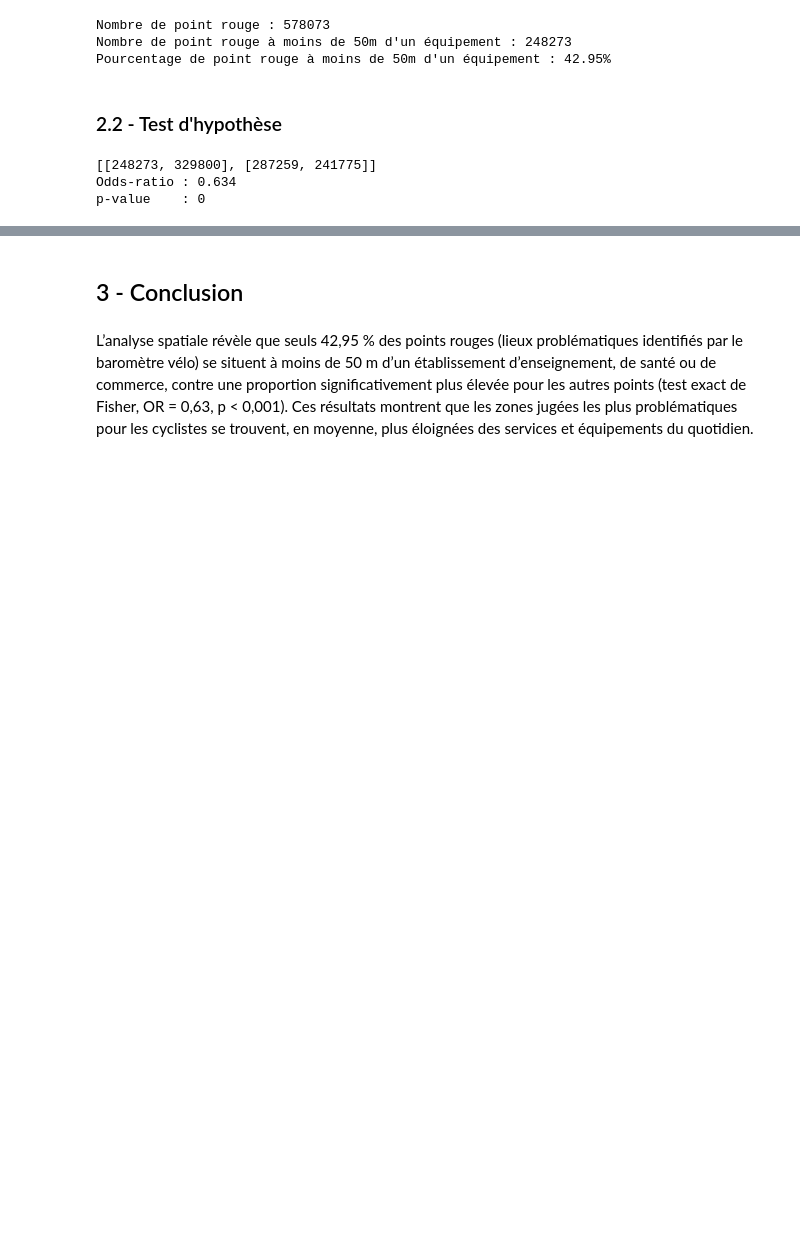
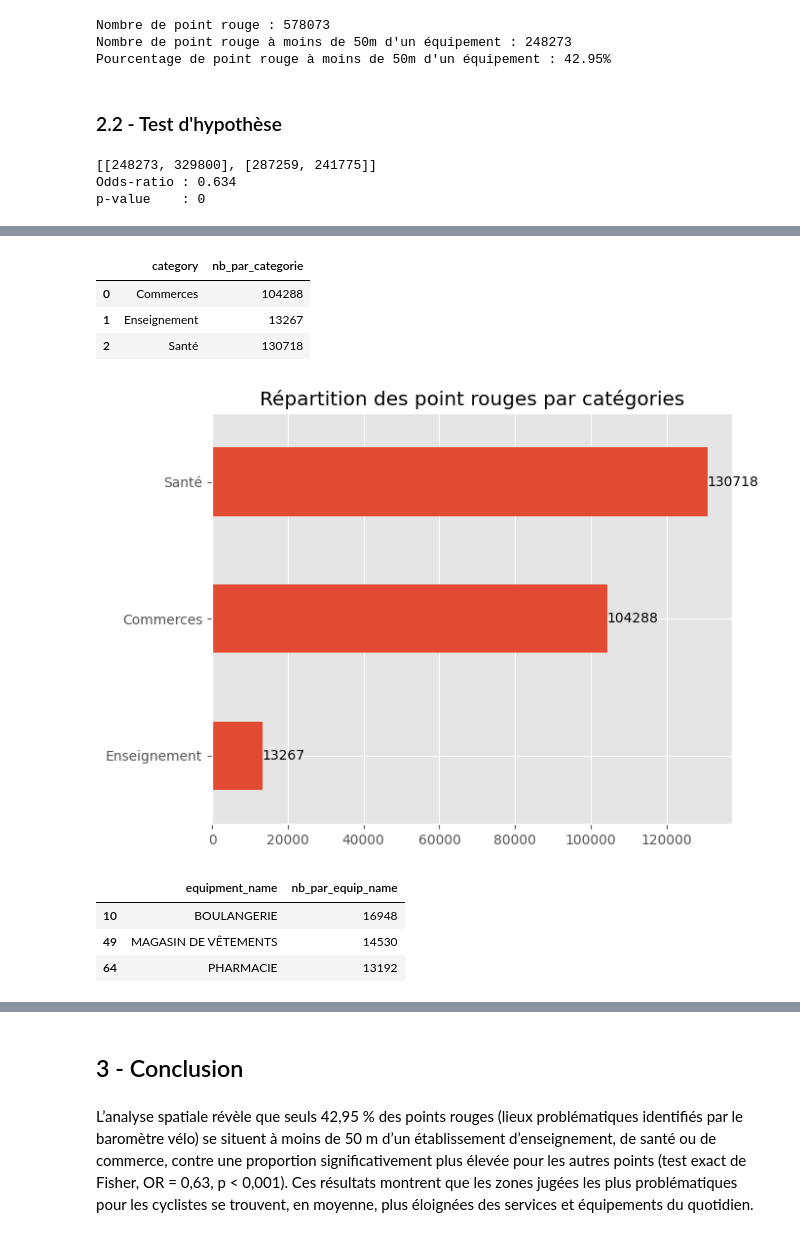
Before and after one commit to dataforgoodfr/offseason_fub, a Jupyter notebook: code/geodata-analysis/croisement_equipements.ipynb, the cells around one changed output, grey strips where cells are left out. Saved outputs shown, nothing was run; the diff lists cells and outputs as text; code cells hidden in the pictures; blank space fills up the shorter version.

```diff
--- a/code/geodata-analysis/croisement_equipements.ipynb
+++ b/code/geodata-analysis/croisement_equipements.ipynb
@@ -141,0 +145,7 @@ p-value    : 0
+# %%
+prox_equip_c = prox_equip_e[
+    (prox_equip_e["cat"] == 58) &
+    prox_equip_e["index_equipement"].notnull()
+]
+print(prox_equip_c.columns)
+prox_equip_c.head(2)
@@ -141,0 +160,5 @@ p-value    : 0
+# %%
+prox_equip_cn = prox_equip_c[
+    ['uid', 'description', 'geometry', 'index_equipement', 'equipment_name', 'category', 'com_arm_name']
+].copy()
+prox_equip_cn.head(2)
@@ -141,0 +169,44 @@ p-value    : 0
+# %%
+prox_equip_nb = (
+    prox_equip_cn.groupby("category")
+    .size()
+    .reset_index(name="nb_par_categorie")
+)
+prox_equip_nb
+# %% [output]
+|  | category | nb_par_categorie |
+| 0 | Commerces | 104288 |
+| 1 | Enseignement | 13267 |
+| 2 | Santé | 130718 |
+# %%
+# Afficher les graphiques
+ax = prox_equip_nb.set_index("category").sort_values(
+    by="nb_par_categorie", ascending=True
+    ).plot(kind="barh", figsize=(7, 5))
+plt.title("Répartition des point rouges par catégories")
+plt.legend().remove()
+plt.ylabel("")
+
+# Afficher les chiffres
+for i in ax.patches:
+    ax.text(i.get_width() + 5,
+            i.get_y() + i.get_height()/2,
+            int(i.get_width()),
+            va='center')
+
+plt.tight_layout()
+plt.show()
+# %% [output]
+[figure, added]
+# %%
+prox_equip_nom = (
+    prox_equip_cn.groupby("equipment_name")
+    .size()
+    .reset_index(name="nb_par_equip_name")
+)
+prox_equip_nom.sort_values(by="nb_par_equip_name", ascending=False).head(3)
+# %% [output]
+|  | equipment_name | nb_par_equip_name |
+| 10 | BOULANGERIE | 16948 |
+| 49 | MAGASIN DE VÊTEMENTS | 14530 |
+| 64 | PHARMACIE | 13192 |
```
Also changed, not shown: parts of 18 cells of this notebook.
